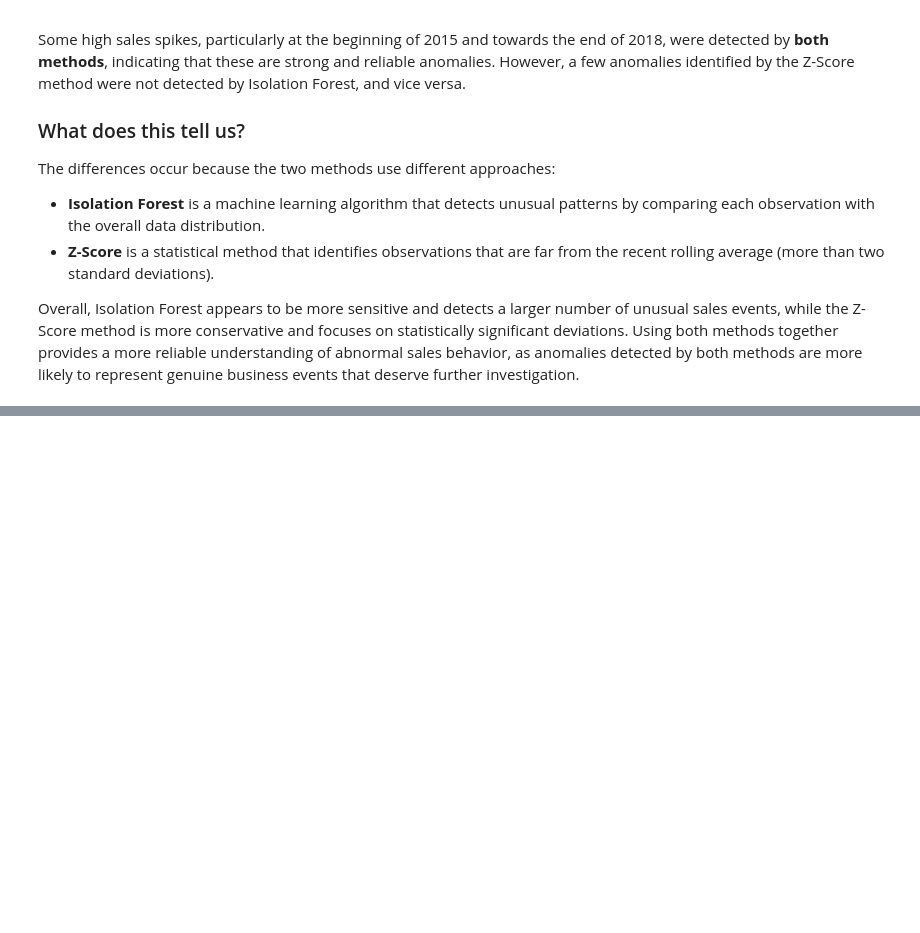
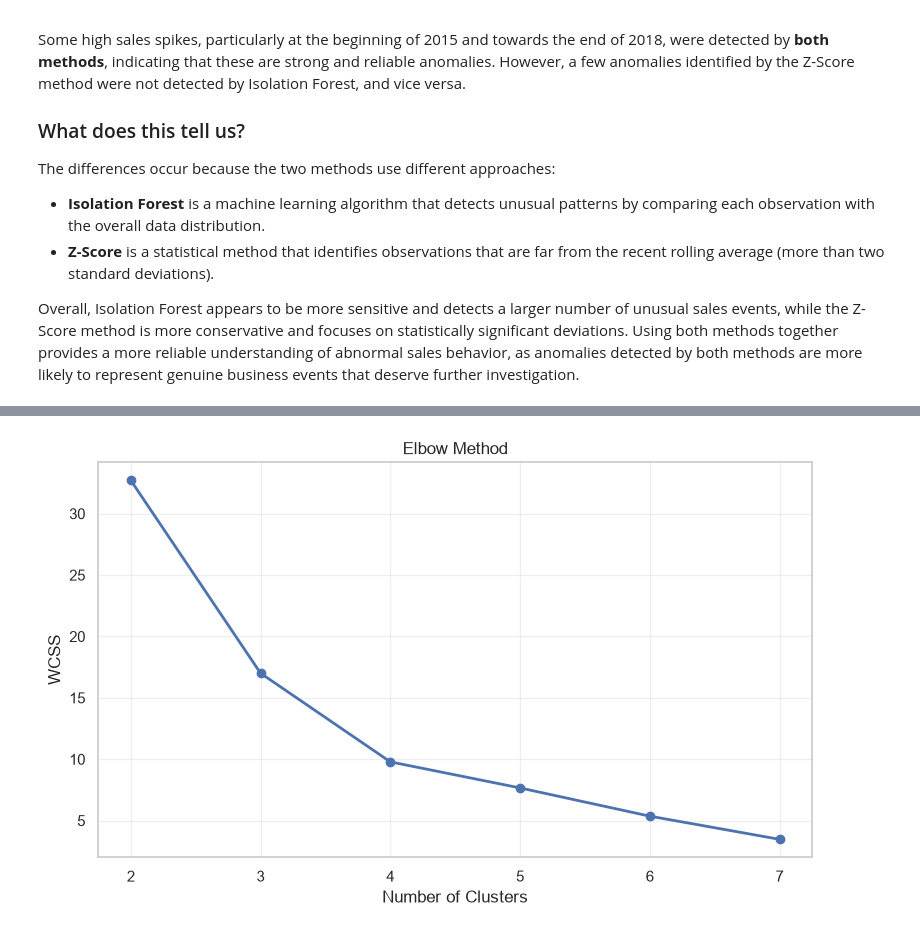
Before and after one commit to Divesh455/XYlofy_AI_Internship, a Jupyter notebook: SalesForecasting_DiveshMatkar/Notebooks/analysis.ipynb, the cells around one changed output, grey strips where cells are left out. Cells and saved outputs as stored; diff of their text form; code cells hidden in the pictures; blank space fills up the shorter version.

```diff
--- a/SalesForecasting_DiveshMatkar/Notebooks/analysis.ipynb
+++ b/SalesForecasting_DiveshMatkar/Notebooks/analysis.ipynb
@@ -2558,0 +2612,44 @@ Overall, Isolation Forest appears to be more sensitive and detects a larger numb
+# %%
+wcss = []
+
+for i in range(2,8):
+
+    model = KMeans(
+
+        n_clusters=i,
+
+        random_state=42,
+
+        n_init=10
+
+    )
+
+    model.fit(scaled)
+
+    wcss.append(model.inertia_)
+# %%
+plt.figure(figsize=(8,5))
+
+plt.plot(
+
+    range(2,8),
+
+    wcss,
+
+    marker="o",
+
+    linewidth=2
+
+)
+
+plt.xlabel("Number of Clusters")
+
+plt.ylabel("WCSS")
+
+plt.title("Elbow Method")
+
+plt.grid(alpha=0.3)
+
+save_chart("33_elbow")
+# %% [output]
+[figure, added]
```
Also changed, not shown: parts of 19 cells of this notebook, 12 other files.
